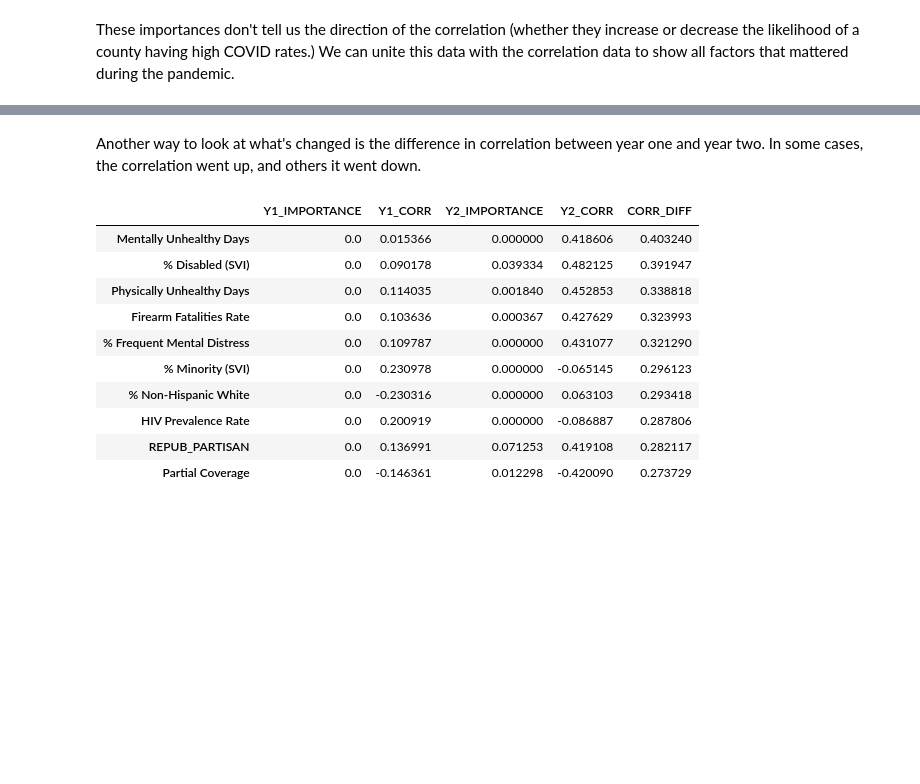
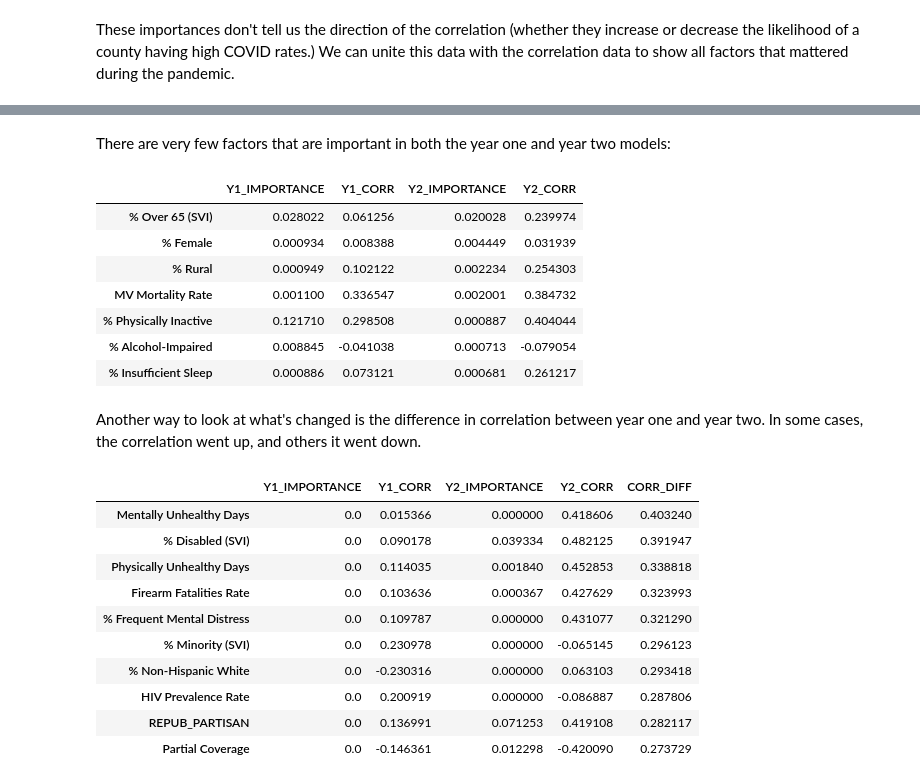
Before and after one commit to csdurfee/COVID_fatality_rates, a Jupyter notebook: model_selection.ipynb, the cells around one changed output, grey strips where cells are left out. Cells and saved outputs as stored; diff of their text form; code cells hidden in the pictures; blank space fills up the shorter version.

```diff
--- a/model_selection.ipynb
+++ b/model_selection.ipynb
@@ -316,6 +327,19 @@ summary[(summary.Y1_IMPORTANCE > 0) | (summary.Y2_IMPORTANCE > 0)].sort_values(b
 | % No Vehicle (SVI) | 0.016103 | 0.111203 | 0.000000 | 0.020486 |
 | Income Ratio | 0.016110 | 0.185126 | 0.000000 | 0.088991 |
 | % No HS Diploma (SVI) | 0.021963 | 0.321150 | 0.000000 | 0.312086 |
+# %% [markdown]
+There are very few factors that are important in both the year one and year two models:
+# %%
+summary[(summary.Y1_IMPORTANCE > 0) & (summary.Y2_IMPORTANCE > 0)].sort_values(by='Y2_IMPORTANCE', ascending=False)
+# %% [output]
+|  | Y1_IMPORTANCE | Y1_CORR | Y2_IMPORTANCE | Y2_CORR |
+| % Over 65 (SVI) | 0.028022 | 0.061256 | 0.020028 | 0.239974 |
+| % Female | 0.000934 | 0.008388 | 0.004449 | 0.031939 |
+| % Rural | 0.000949 | 0.102122 | 0.002234 | 0.254303 |
+| MV Mortality Rate | 0.001100 | 0.336547 | 0.002001 | 0.384732 |
+| % Physically Inactive | 0.121710 | 0.298508 | 0.000887 | 0.404044 |
+| % Alcohol-Impaired | 0.008845 | -0.041038 | 0.000713 | -0.079054 |
+| % Insufficient Sleep | 0.000886 | 0.073121 | 0.000681 | 0.261217 |
 # %% [markdown]
 Another way to look at what's changed is the difference in correlation between year one and year two. In some cases, the correlation went up, and others it went down.
 # %%
```
Also changed, not shown: parts of 26 cells of this notebook.
